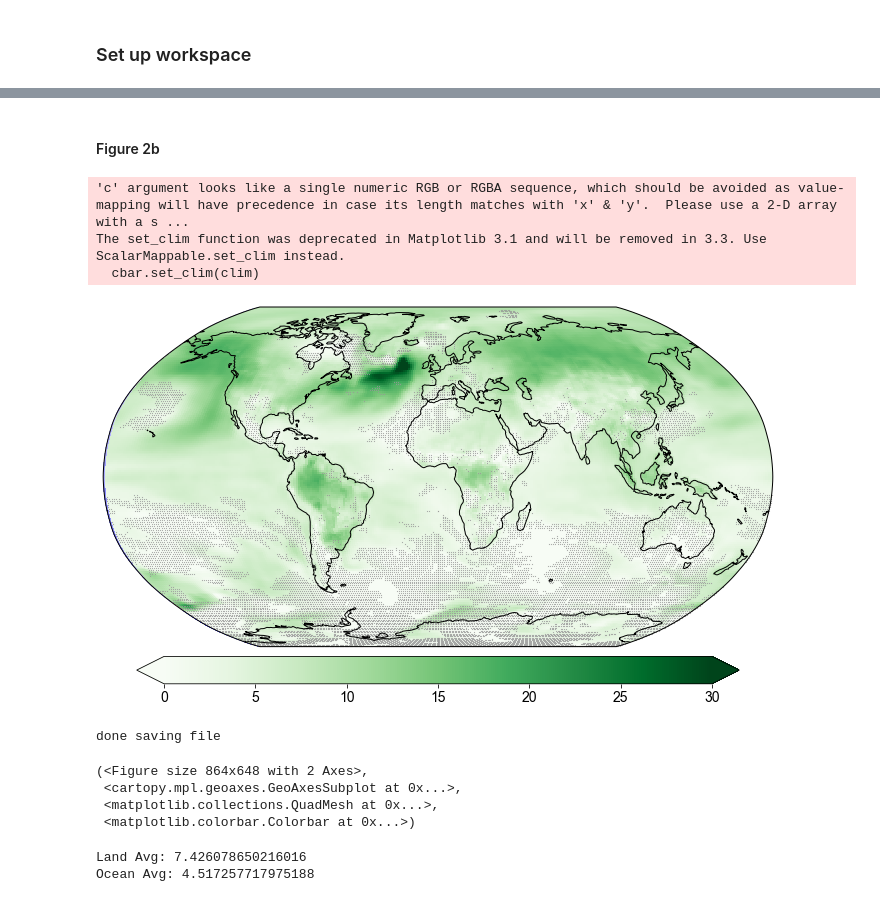
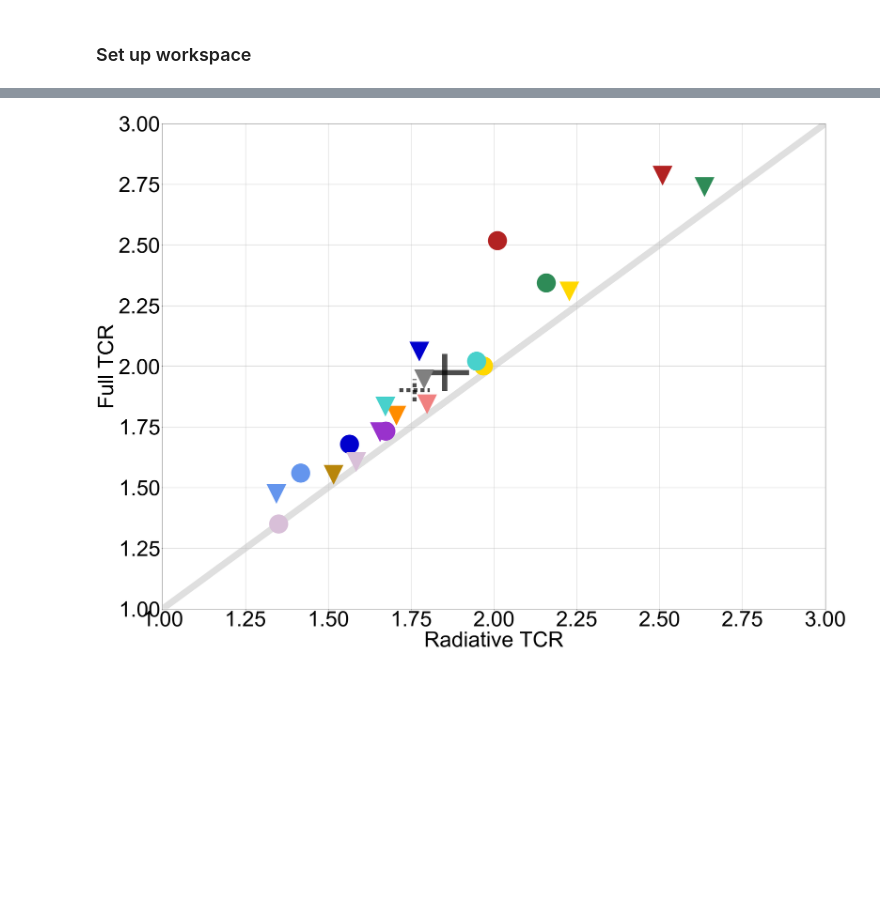
Before and after one commit to czarakas/plant_physiology_and_TCR, a Jupyter notebook: replicate_figures/Figure_2.ipynb, the cells around one changed output, grey strips where cells are left out. Saved outputs shown, nothing was run; the diff lists cells and outputs as text; code cells hidden in the pictures; blank space fills up the shorter version.

Commit message:
Revised manuscript figures

```diff
--- a/replicate_figures/Figure_2.ipynb
+++ b/replicate_figures/Figure_2.ipynb
@@ -160,0 +37,15 @@ mostlyAgree['lon']=mostlyAgree['lon']+(1.25/2)
+# %%
+# Load precalculated
+DIR_TCR_DICT = directory_information.DIR_TCR_DICT
+TCR_DICT = pickle.load(open(DIR_TCR_DICT+'TCR_dict.pickle', "rb"))
+# %%
+end_yr = 70
+cmip_cutoff = 8
+# %%
+globalTCR = make_tcr_dataset.make_tcr_dataset(TCR_DICT,
+                                              end_yr=end_yr,
+                                              varname='tas',
+                                              average_type='global',
+                                              tcr_types=['RAD','TOT'])
+globalTCR_CMIP5 = globalTCR[0:cmip_cutoff]
+globalTCR_CMIP6 = globalTCR[cmip_cutoff:len(globalTCR)]
@@ -201,43 +62,21 @@ Ocean Avg: 0.08885772317896913
-# %% [markdown]
-#### Figure 2b
-# %%
-pct_mean_from_phys = (ds_all_models_phys['tas'].mean(dim='modelname', skipna=True)*100/
-                      ds_all_models_tot['tas'].mean(dim='modelname', skipna=True))
-quick_map.quick_map(pct_mean_from_phys.values,
-                    pct_mean_from_phys['lat'].values,
-                    pct_mean_from_phys['lon'].values,
-                    clim=[0,30],
-                    sighatch=True,
-                    sigmask=-mostlyAgree, #stippling where models do NOT agree
-                    p=0,
-                    markersize=0.05,
-                    alpha_choice=1,
-                    cmap=plt.cm.Greens,
-                    filepath=PATH_FIGURES+'Figure2b_percent_contribution_map_Tas_4xCO2.png')
-# %% [output]
-'c' argument looks like a single numeric RGB or RGBA sequence, which should be avoided as value-mapping will have precedence in case its length matches with 'x' & 'y'.  Please use a 2-D array with a s ...
-The set_clim function was deprecated in Matplotlib 3.1 and will be removed in 3.3. Use ScalarMappable.set_clim instead.
-  cbar.set_clim(clim)
-[figure, removed]
-done saving file
-(<Figure size 864x648 with 2 Axes>,
- <cartopy.mpl.geoaxes.GeoAxesSubplot at 0x...>,
- <matplotlib.collections.QuadMesh at 0x...>,
- <matplotlib.colorbar.Colorbar at 0x...>)
-# %%
-ds_avg = pct_mean_from_phys
-ds_weighting = area_weighting.calculate_area_weightings('CESM1-BGC', regrid_on=False)
-ds_weighting = ds_weighting.reindex_like(ds_avg, method='nearest', tolerance=0.01).load()
-
-# Calculate land average
-ds_avg_land = ds_avg*ds_weighting['land_weights']
-ds_avg_land = ds_avg_land.sum(dim=['lat','lon']).values
-print('Land Avg: '+str(ds_avg_land))
-
-# Calculate ocean average
-ds_avg_ocean = ds_avg*ds_weighting['ocean_weights']
-ds_avg_ocean = ds_avg_ocean.sum(dim=['lat','lon']).values
-print('Ocean Avg: '+str(ds_avg_ocean))
-# %% [output]
-Land Avg: 7.426078650216016
-Ocean Avg: 4.517257717975188
+# %%
+import importlib
+importlib.reload(plot_scatter_CMIP)
+xvals = globalTCR['RAD'].values
+yvals = globalTCR['TOT'].values
+
+XLIMS = [1,3]; #[1.5,6.5];
+YLIMS = [1,3]; #[1.5,6.5];
+XLABEL = 'Radiative TCR';
+YLABEL = 'Full TCR';
+plot_scatter_CMIP.plot_scatter_CMIP(xvals, yvals,
+                                    one_to_one_line=True,
+                                    xlims=XLIMS, ylims=YLIMS,
+                                    xlabel=XLABEL, ylabel=YLABEL,
+                                    legend_on=False, filled=True, dt=0.25,
+                                    cross_scalar=[0.065532475,0.065532475,
+                                                  0.04579075,0.04579075],
+                                    filepath=PATH_FIGURES+'Fig4_RADvsFULL_TCR',
+                                    markersize=60, ncols=5)
+# %% [output]
+[figure, added]
```
Also changed, not shown: parts of 23 cells of this notebook, 22 other files.
